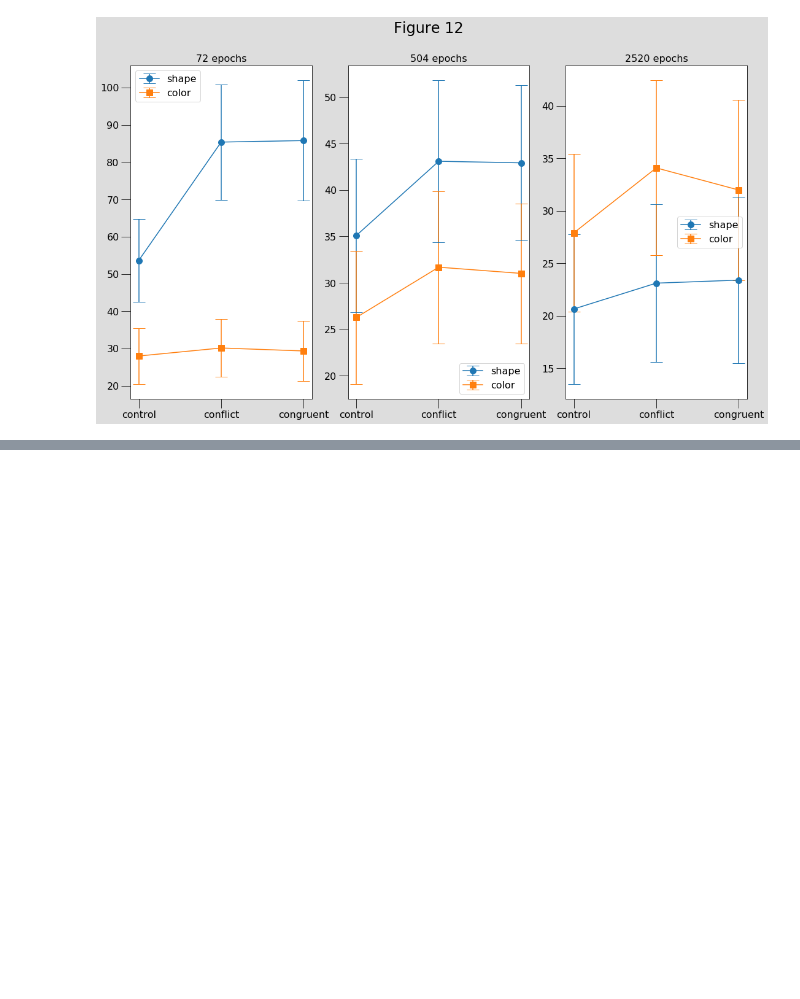
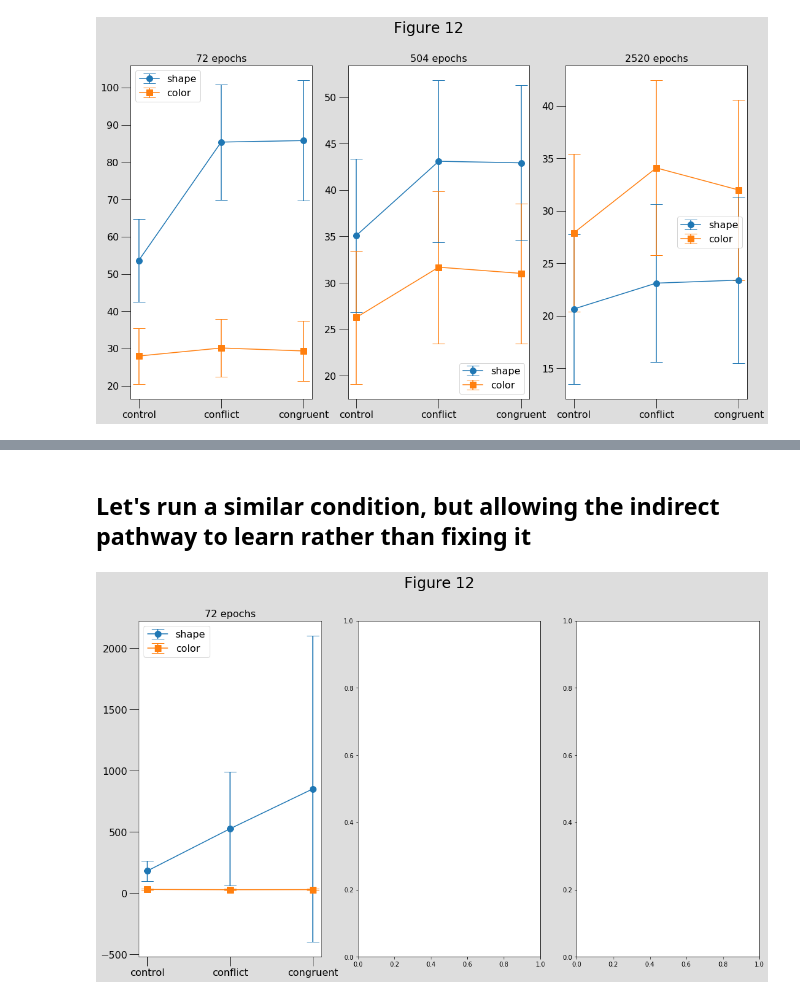
Before and after one commit to guydav/multitasking-modeling, a Jupyter notebook: plotting_shape_naming.ipynb, the cells around one changed output, grey strips where cells are left out. Saved outputs shown, nothing was run; the diff lists cells and outputs as text; code cells hidden in the pictures; blank space fills up the shorter version.

Commit message:
More WIP on the shape-naming stuff; started working on integrating in the contrastive hebbian

```diff
--- a/plotting_shape_naming.ipynb
+++ b/plotting_shape_naming.ipynb
@@ -55,3 +57,21 @@ def plot_single_result_set(ax, results, title, ordered_keys):
+# %%
+def train_and_test(model, num_train=1):
+    for _ in range(num_train):
+        model.train()
+
+    return model.test()
+
+
+def day_one(model):
+    return train_and_test(model)
+
+
+def day_five(model):
+    return train_and_test(model, 4)
+
+
+def day_twenty(model):
+    return train_and_test(model, 26)
 # %% [markdown]
 ## First day
 
@@ -268,0 +295,13 @@ plot_by_condition(lower_accumulator_first_test_results,
+# %% [markdown]
+## Let's run a similar condition, but allowing the indirect pathway to learn rather than fixing it
+# %%
+lower_accumulator_noise_indirect_learning_model = shape_naming_model.ShapeNamingModel(
+    2, direct_learning_rate=0.02, noise_std=0.02,
+    integration_rate=0.2, accumulator_noise_std=0.02,
+    indirect_learning_rate=0.1)
+# %%
+lower_accumulator_noise_indirect_learning_day_one_results = day_one(lower_accumulator_noise_indirect_learning_model)
+# %%
+plot_by_condition(lower_accumulator_noise_indirect_learning_day_one_results)
+# %% [output]
+[figure, added]
```
Also changed, not shown: parts of 46 cells of this notebook, 2 other files.
